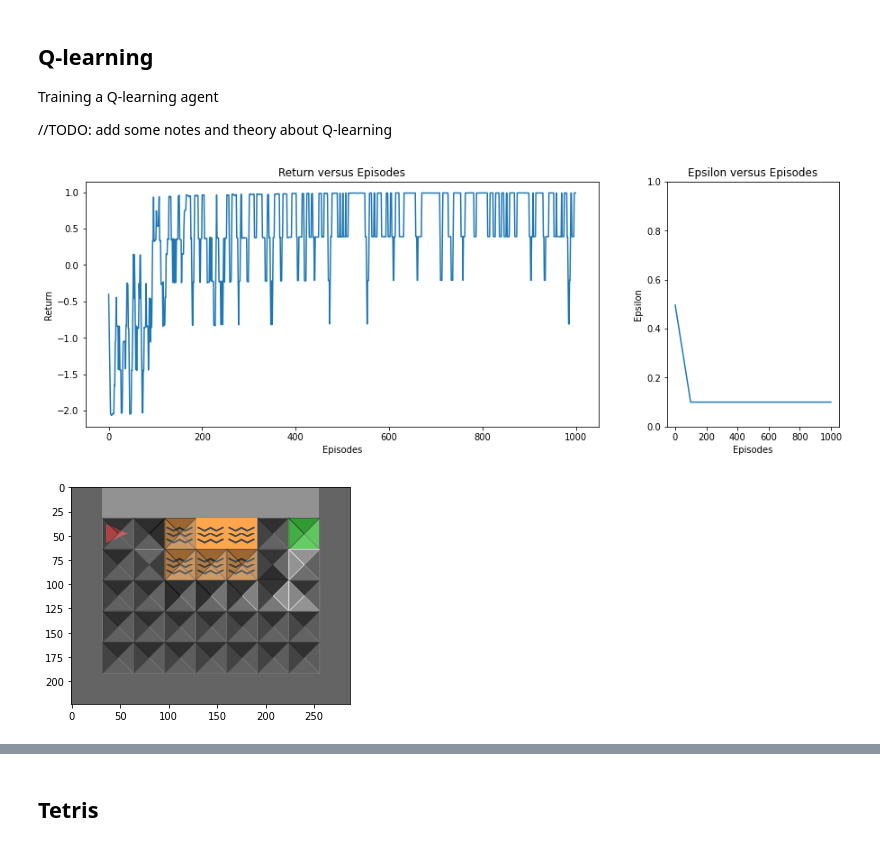
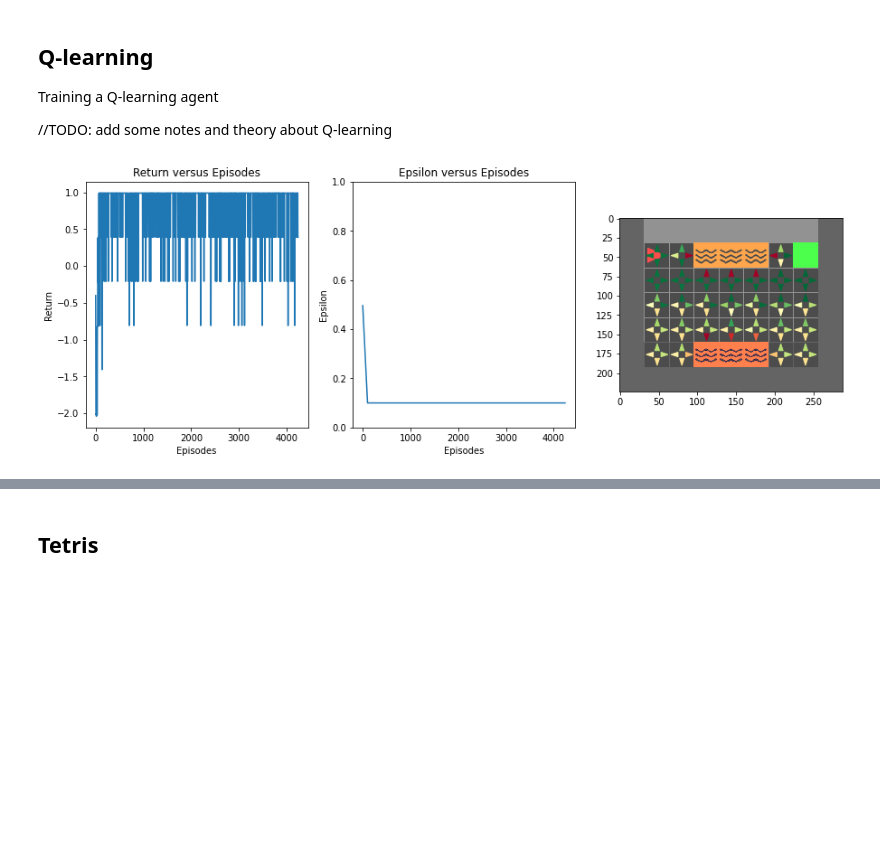
Before and after one commit to ByteFuse/indabax-2021, a Jupyter notebook: rl.ipynb, the cells around one changed output, grey strips where cells are left out. Drawn from its saved outputs; the diff is of its cells as text; code cells hidden in the pictures; blank space fills up the shorter version.

```diff
--- a/rl.ipynb
+++ b/rl.ipynb
@@ -376,9 +370,10 @@ class AgentQL(Agent):
     def __init__(self, *args, **kwargs):
         super().__init__(*args, **kwargs)
 
-    def update_q_table(self, action, state, next_state, reward):
+    def update_q_table(self, action, state, next_state, reward, done):
+        v_estimate = 0 if done else self.gamma*np.max(self.table[next_state])
         self.table[state][action] += self.learning_rate*(
-            reward + self.gamma*np.max(self.table[next_state]) - self.table[state][action])
+            reward + v_estimate - self.table[state][action])
 
     def train(self):
         done = False
@@ -391,7 +386,7 @@ class AgentQL(Agent):
                 action = self.e_greedy(state, epsilon)
                 next_state, reward, done, _ = self.env.step(action)
                 episode_reward += reward
-                self.update_q_table(action, state, next_state, reward)
+                self.update_q_table(action, state, next_state, reward, done)
                 state = next_state
                 step += 1
             state = self.env.reset()
@@ -400,14 +395,13 @@ class AgentQL(Agent):
             episode_reward = 0
             self.rolling_mean_history.append(np.mean(self.rolling_mean))
             self.epsilon_history.append(epsilon)
-
-            self.plot()
+            if ep % 10 ==0:
+                self.plot()
 # %%
-agent = AgentQL(env_name='MiniGrid-DistShift1-v0')
+agent = AgentQL(env_name='MiniGrid-DistShift2-v0', episodes = 10000)
 agent.train()
 # %% [output]
-[figure, old version]
+[figure, new version]
-[figure, removed]
 # %%
 qlearning_rolling_mean = agent.rolling_mean_history
 # %%
```
Also changed, not shown: parts of 13 cells of this notebook.
